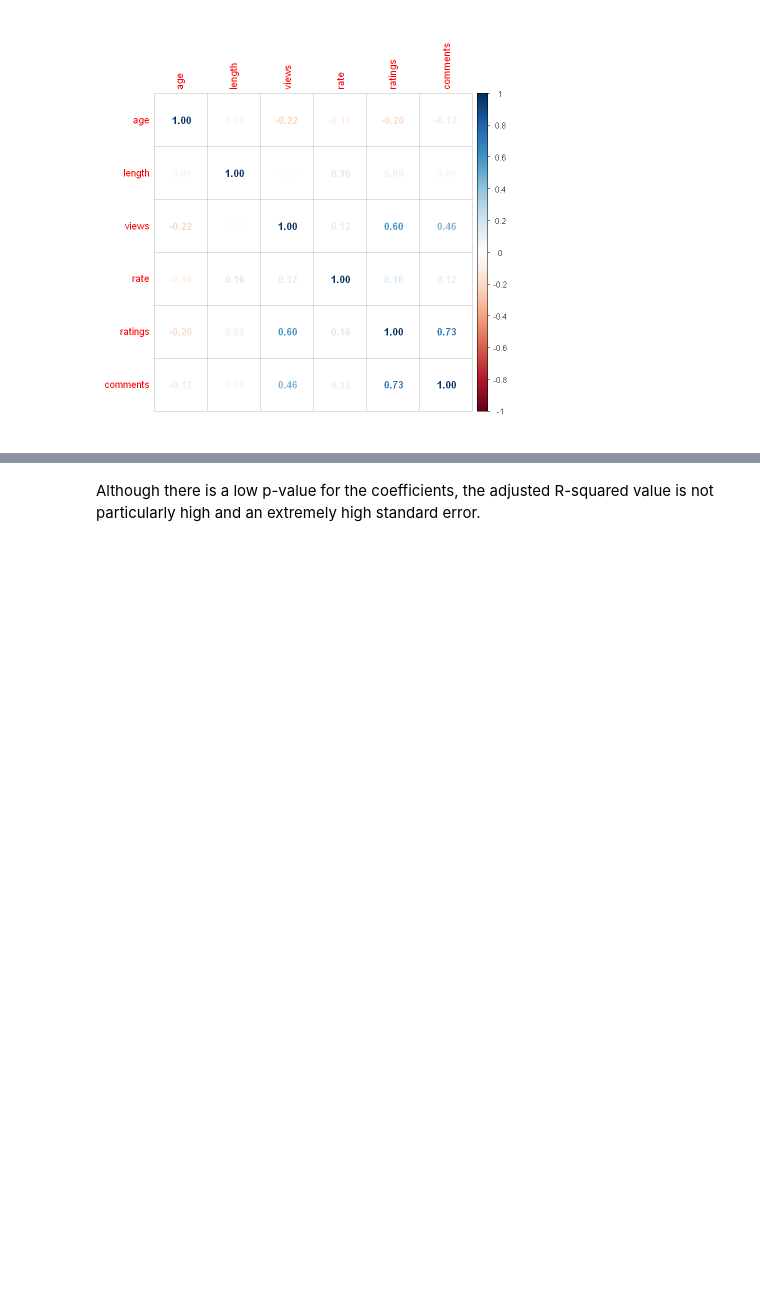
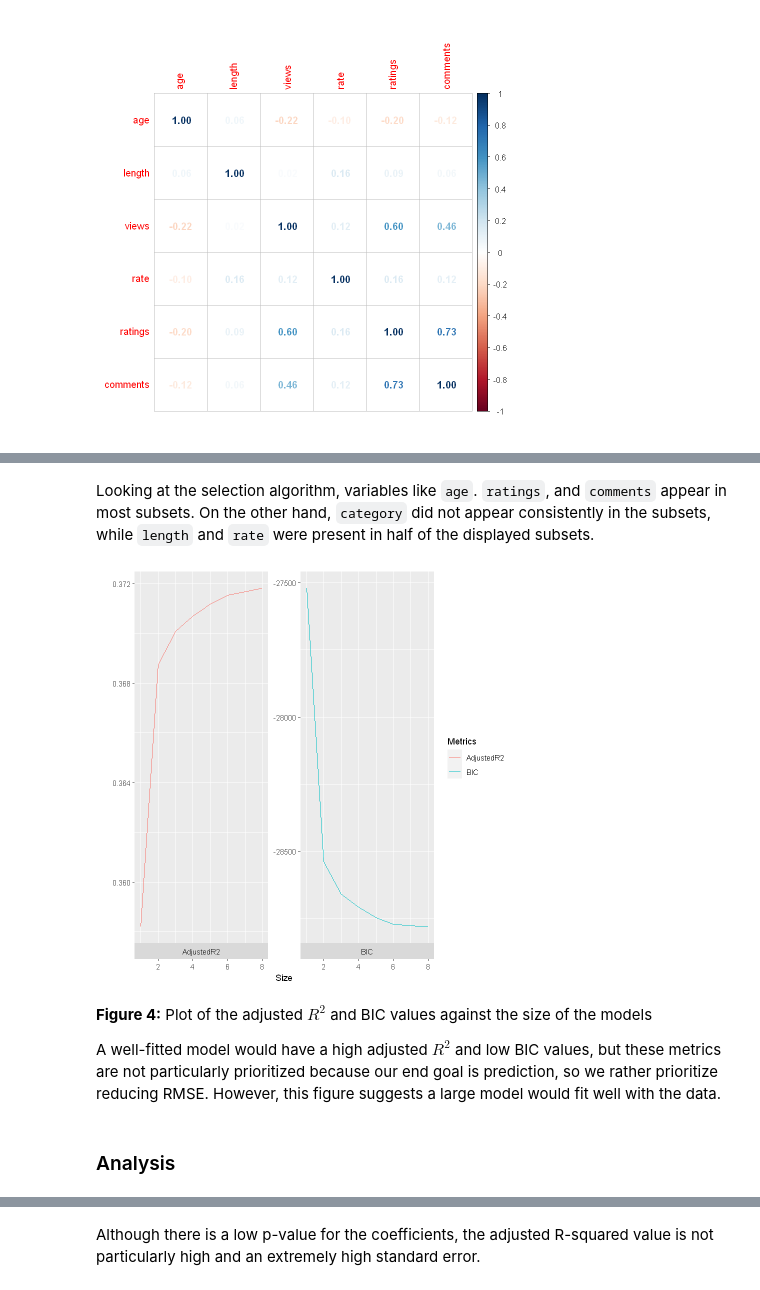
Before and after one commit to DSCI-310-2023/dsci-310-group-13, a Jupyter notebook: analysis.ipynb, the cells around one changed output, grey strips where cells are left out. Drawn from its saved outputs; the diff is of its cells as text; code cells hidden in the pictures; blank space fills up the shorter version.

Commit message:
analysis + model selection

```diff
--- a/analysis.ipynb
+++ b/analysis.ipynb
@@ -37,6 +63,7 @@ colnames(data2008) <- c("Video ID", "uploader", "age", 'category','length','view
 #### Wrangling data
 We decide to immediately remove some of the variables presented in the datasets. This included `uploader`,`video ID`, and `related IDs` because these variables appear to be unique to the videos itself and not affect video views as a whole.
 # %%
-#Read the data
-data2007 <- data2007|> select(-c(1,2,10:29))
-data2008 <- data2008 |>  select(-c(1,2,10:29))
+# Remove unnecessary data and convert category variable as factor class
+data2007 <- data2007|> select(-c(1,2,10:29)) |> mutate(category = as.factor(category))
+data2008 <- data2008 |>  select(-c(1,2,10:29)) |> mutate(category = as.factor(category))
+head(data2007)
@@ -105,0 +146,4 @@ A matrix: 6 × 3 of type dbl
+# %%
+# Find the best model for each size
+bestmod <- regsubsets(views~.,data2007,method='exhaustive')
+summary(bestmod)
@@ -105,0 +168,19 @@ A matrix: 6 × 3 of type dbl
+# %% [markdown]
+Looking at the selection algorithm, variables like `age`. `ratings`, and `comments` appear in most subsets. On the other hand, `category` did not appear consistently in the subsets, while `length` and `rate` were present in half of the displayed subsets.
+# %%
+# Looking at some of the metrics
+mydat <- as.data.frame(cbind("BIC" = summary(bestmod)$bic, 'AdjustedR2'= summary(bestmod)$adjr2, 'Size' = 1:8))
+pivot_longer(mydat,-Size)|>
+    ggplot(aes(value,Size,color=name)) +
+    geom_line() +
+    coord_flip() +
+    facet_wrap(~name, scales ='free',strip.position='bottom')+
+    xlab("") + labs(colour='Metrics')
+# %% [output]
+[figure, added]
+# %% [markdown]
+**Figure 4:** Plot of the adjusted $R^2$ and BIC values against the size of the models
+
+A well-fitted model would have a high adjusted $R^2$ and low BIC values, but these metrics are not particularly prioritized because our end goal is prediction, so we rather prioritize reducing RMSE. However, this figure suggests a large model would fit well with the data.
+# %% [markdown]
+### Analysis
```
Also changed, not shown: parts of 28 cells of this notebook.
